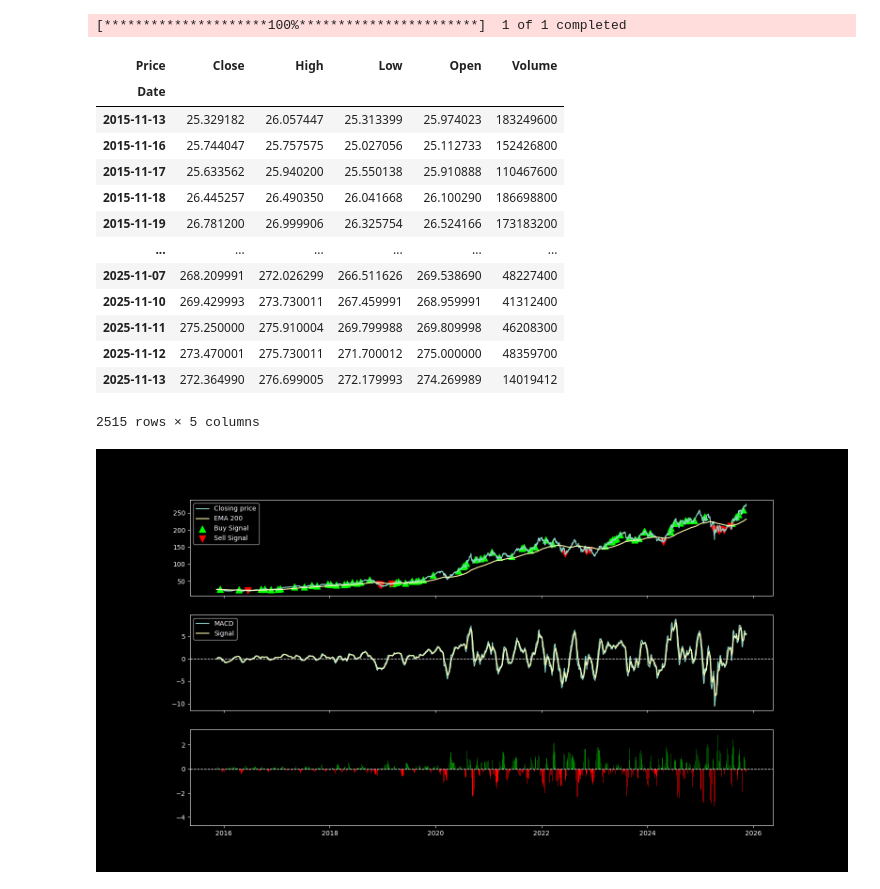
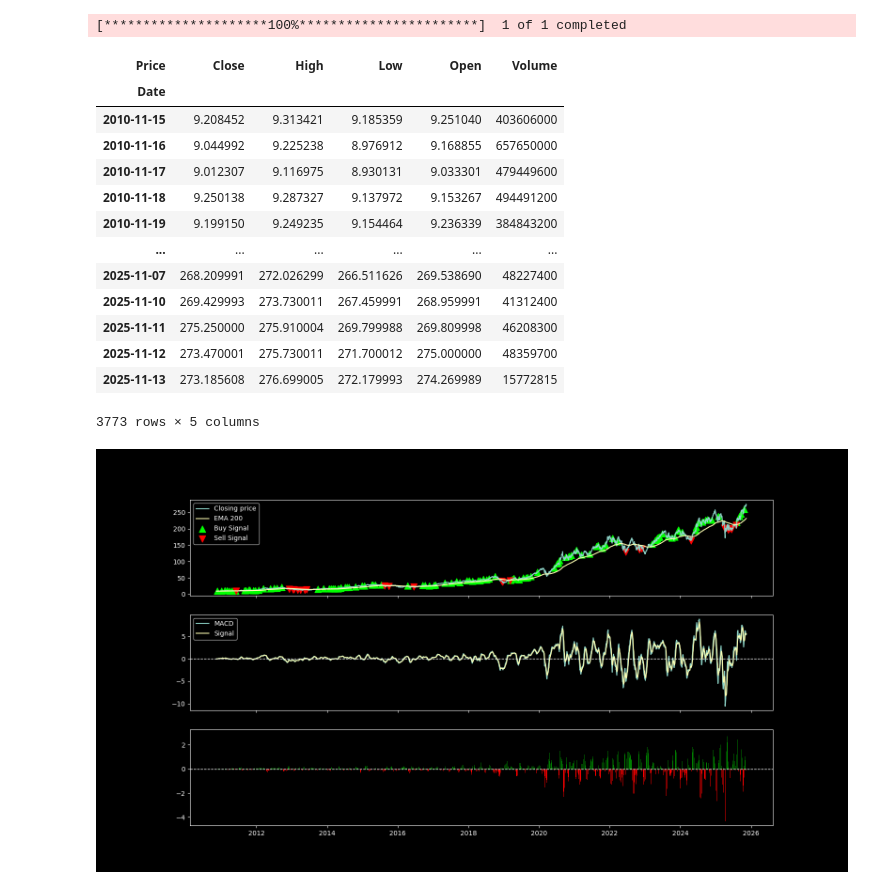
Before and after one commit to rvandenakker/Backtest, a Jupyter notebook: notebooks/macd_analysis.ipynb, the cells around one changed output. Drawn from its saved outputs; the diff is of its cells as text; code cells hidden in the pictures.

```diff
--- a/notebooks/macd_analysis.ipynb
+++ b/notebooks/macd_analysis.ipynb
@@ -14,7 +14,7 @@ signal_window = 9
 
 
 #fetch stock data
-stocks = yf.download("AAPL", period='10y')
+stocks = yf.download("AAPL", period='15y')
 
 df = pd.DataFrame(stocks)
 df.columns = df.columns.droplevel(1)
@@ -58,38 +58,38 @@ ax1.scatter(df.loc[df['Sell_Signal']].index,
             df.loc[df['Sell_Signal'], 'Close'],
             marker='v', color='red', s=100, label='Sell Signal')
 
 ax1.legend()
 
 
 
 #Middle plot
 ax2.plot(df['MACD'], label='MACD')
 ax2.plot(df['Signal'], label='Signal')
 ax2.legend()
 ax2.axhline(0, color='white', linestyle='--', linewidth=1)
 
 #bottom plot
 ax3.plot()
 ax3.bar(df.index, df['hist_difference'], color=['green' if h >= 0 else 'red' for h in df['hist_difference']], width=1)
 ax3.axhline(0, color='white', linestyle='--', linewidth=1)
 
 
 
 plt.show()
 # %% [output]
 [*********************100%***********************]  1 of 1 completed
 | Price | Close | High | Low | Open | Volume |
 | Date |  |  |  |  |  |
-| 2015-11-13 | 25.329182 | 26.057447 | 25.313399 | 25.974023 | 183249600 |
-| 2015-11-16 | 25.744047 | 25.757575 | 25.027056 | 25.112733 | 152426800 |
-| 2015-11-17 | 25.633562 | 25.940200 | 25.550138 | 25.910888 | 110467600 |
-| 2015-11-18 | 26.445257 | 26.490350 | 26.041668 | 26.100290 | 186698800 |
-| 2015-11-19 | 26.781200 | 26.999906 | 26.325754 | 26.524166 | 173183200 |
+| 2010-11-15 | 9.208452 | 9.313421 | 9.185359 | 9.251040 | 403606000 |
+| 2010-11-16 | 9.044992 | 9.225238 | 8.976912 | 9.168855 | 657650000 |
+| 2010-11-17 | 9.012307 | 9.116975 | 8.930131 | 9.033301 | 479449600 |
+| 2010-11-18 | 9.250138 | 9.287327 | 9.137972 | 9.153267 | 494491200 |
+| 2010-11-19 | 9.199150 | 9.249235 | 9.154464 | 9.236339 | 384843200 |
 | ... | ... | ... | ... | ... | ... |
 | 2025-11-07 | 268.209991 | 272.026299 | 266.511626 | 269.538690 | 48227400 |
 | 2025-11-10 | 269.429993 | 273.730011 | 267.459991 | 268.959991 | 41312400 |
 | 2025-11-11 | 275.250000 | 275.910004 | 269.799988 | 269.809998 | 46208300 |
 | 2025-11-12 | 273.470001 | 275.730011 | 271.700012 | 275.000000 | 48359700 |
-| 2025-11-13 | 272.364990 | 276.699005 | 272.179993 | 274.269989 | 14019412 |
+| 2025-11-13 | 273.185608 | 276.699005 | 272.179993 | 274.269989 | 15772815 |
-2515 rows × 5 columns
+3773 rows × 5 columns
-[figure, old version]
+[figure, new version]
```
Also changed, not shown: parts of 1 cell of this notebook, 2 other files.
